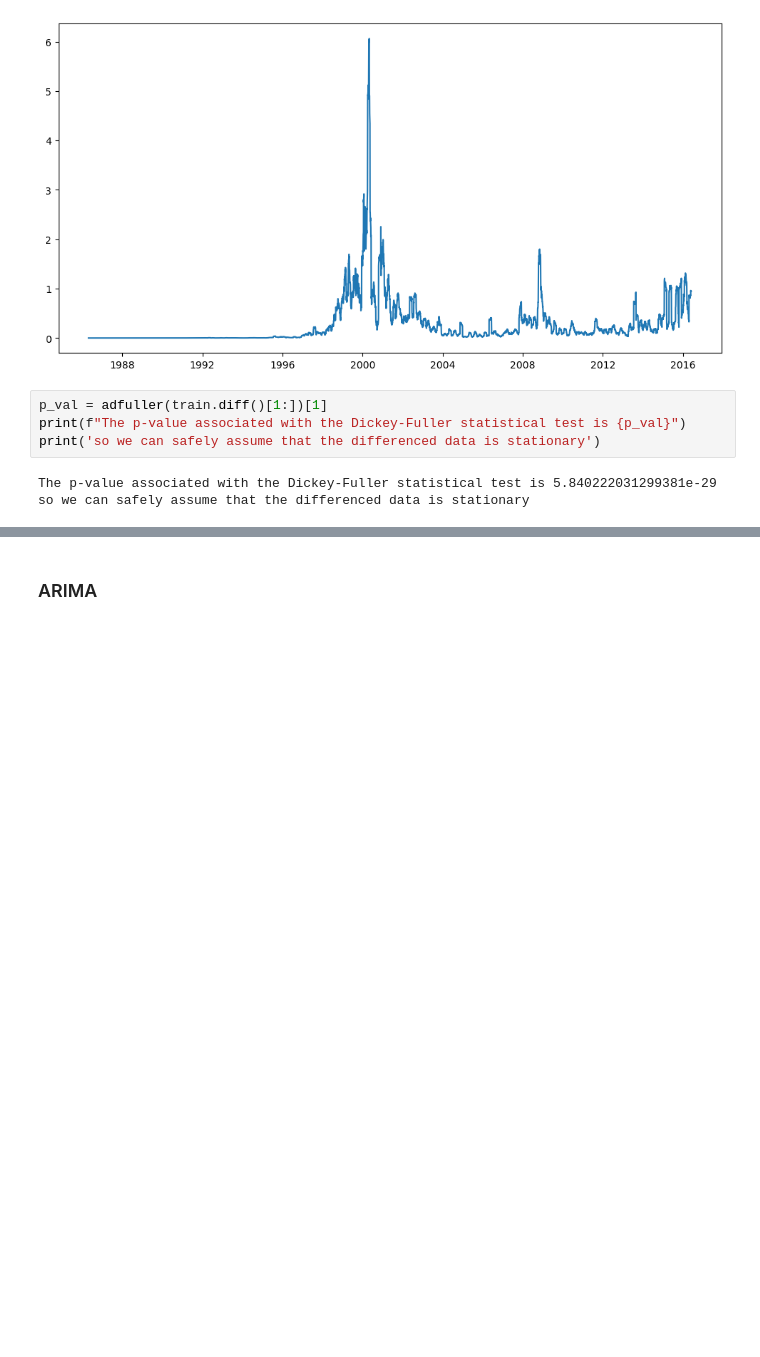
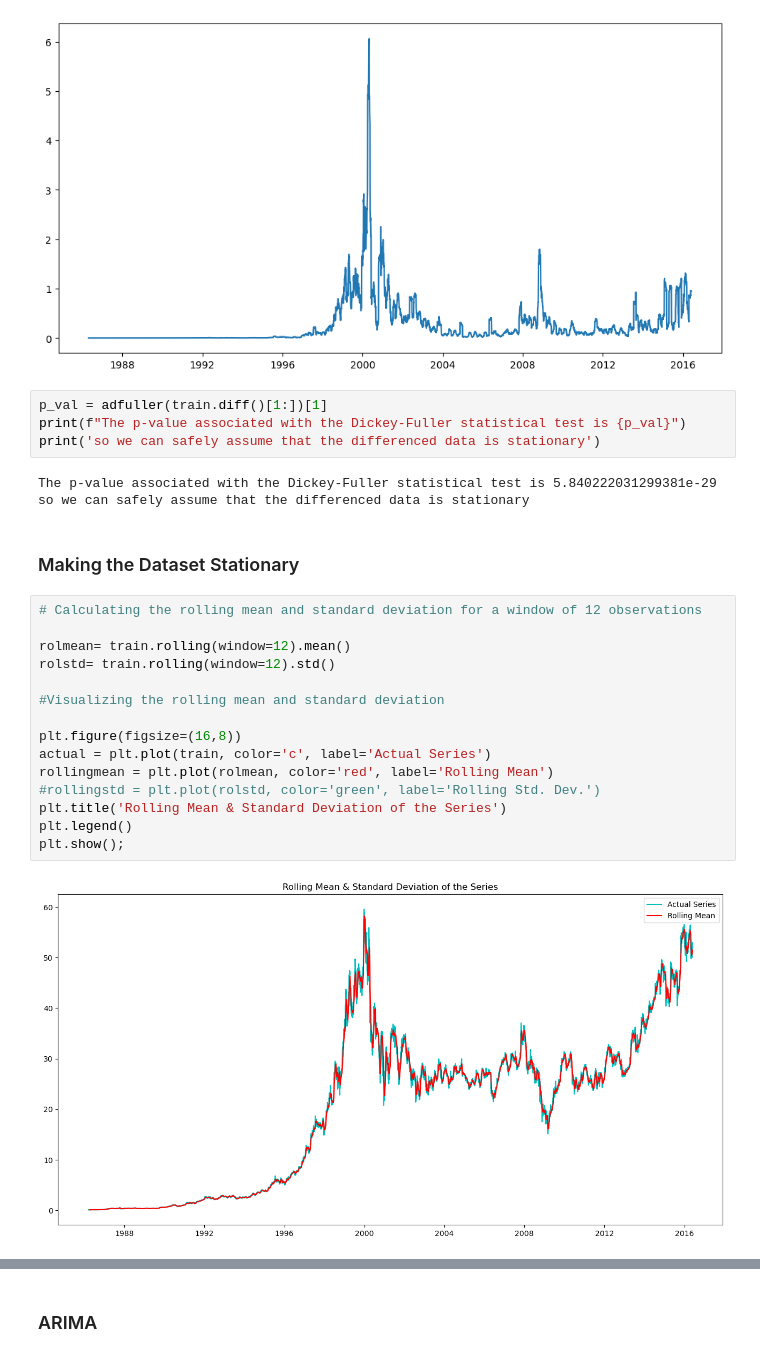
Before and after one commit to ajbudhi/Microsoft-Stock-Time-Series-Analysis, a Jupyter notebook: microsoft_stock_analysis.ipynb, the cells around one changed output, grey strips where cells are left out. Drawn from its saved outputs; the diff is of its cells as text; blank space fills up the shorter version.

```diff
--- a/microsoft_stock_analysis.ipynb
+++ b/microsoft_stock_analysis.ipynb
@@ -321,3 +312,22 @@ print('so we can safely assume that the differenced data is stationary')
 # %% [output]
 The p-value associated with the Dickey-Fuller statistical test is 5.840222031299381e-29
 so we can safely assume that the differenced data is stationary
+# %% [markdown]
+### Making the Dataset Stationary
+# %%
+# Calculating the rolling mean and standard deviation for a window of 12 observations
+
+rolmean= train.rolling(window=12).mean()
+rolstd= train.rolling(window=12).std()
+
+#Visualizing the rolling mean and standard deviation
+
+plt.figure(figsize=(16,8))
+actual = plt.plot(train, color='c', label='Actual Series')
+rollingmean = plt.plot(rolmean, color='red', label='Rolling Mean')
+#rollingstd = plt.plot(rolstd, color='green', label='Rolling Std. Dev.')
+plt.title('Rolling Mean & Standard Deviation of the Series')
+plt.legend()
+plt.show();
+# %% [output]
+[figure, added]
```
Also changed, not shown: parts of 47 cells of this notebook, 1 other file.
